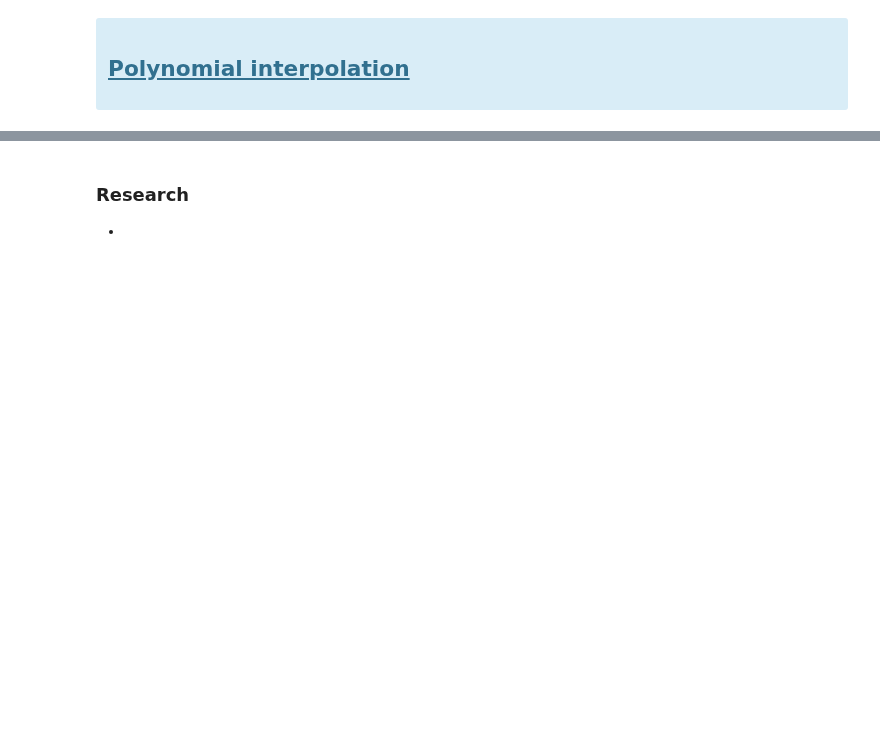
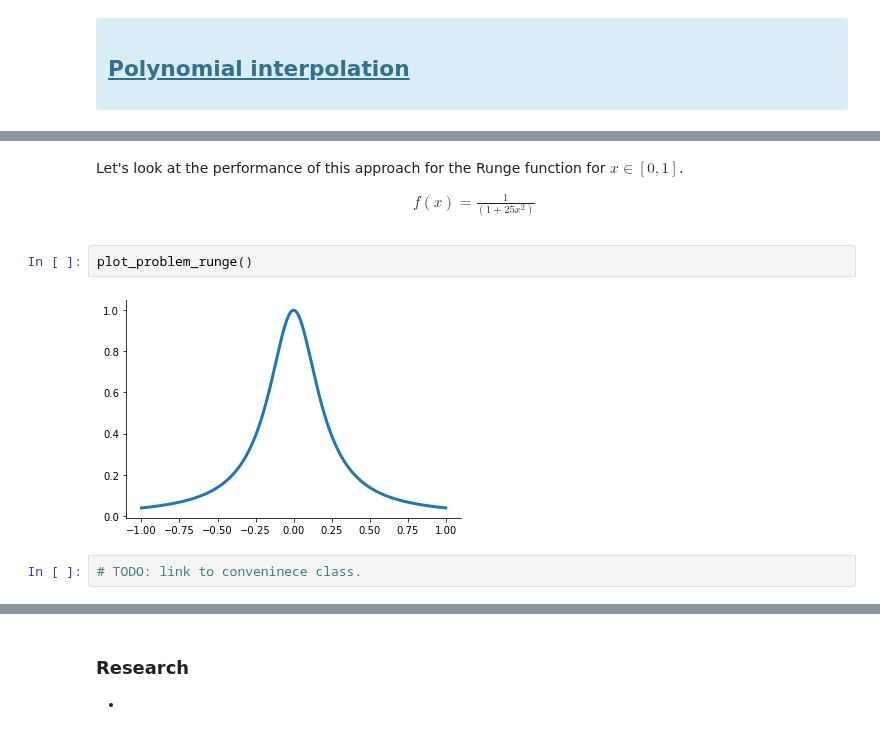
Before and after one commit to OpenSourceEconomics/ose-course-scientific-computing, a Jupyter notebook: lectures/approximation/notebook.ipynb, the cells around one changed output, grey strips where cells are left out. Drawn from its saved outputs; the diff is of its cells as text; blank space fills up the shorter version.

```diff
--- a/lectures/approximation/notebook.ipynb
+++ b/lectures/approximation/notebook.ipynb
@@ -94,0 +113,12 @@ ax.legend()
+# %% [markdown]
+Let's look at the performance of this approach for the Runge function for $x\in[0, 1]$.
+
+\begin{align*}
+f(x) = \frac{1}{(1 + 25 x^2)}
+\end{align*}
+# %%
+plot_problem_runge()
+# %% [output]
+[figure, added]
+# %%
+# TODO: link to conveninece class.
```
Also changed, not shown: parts of 30 cells of this notebook, 6 other files.
